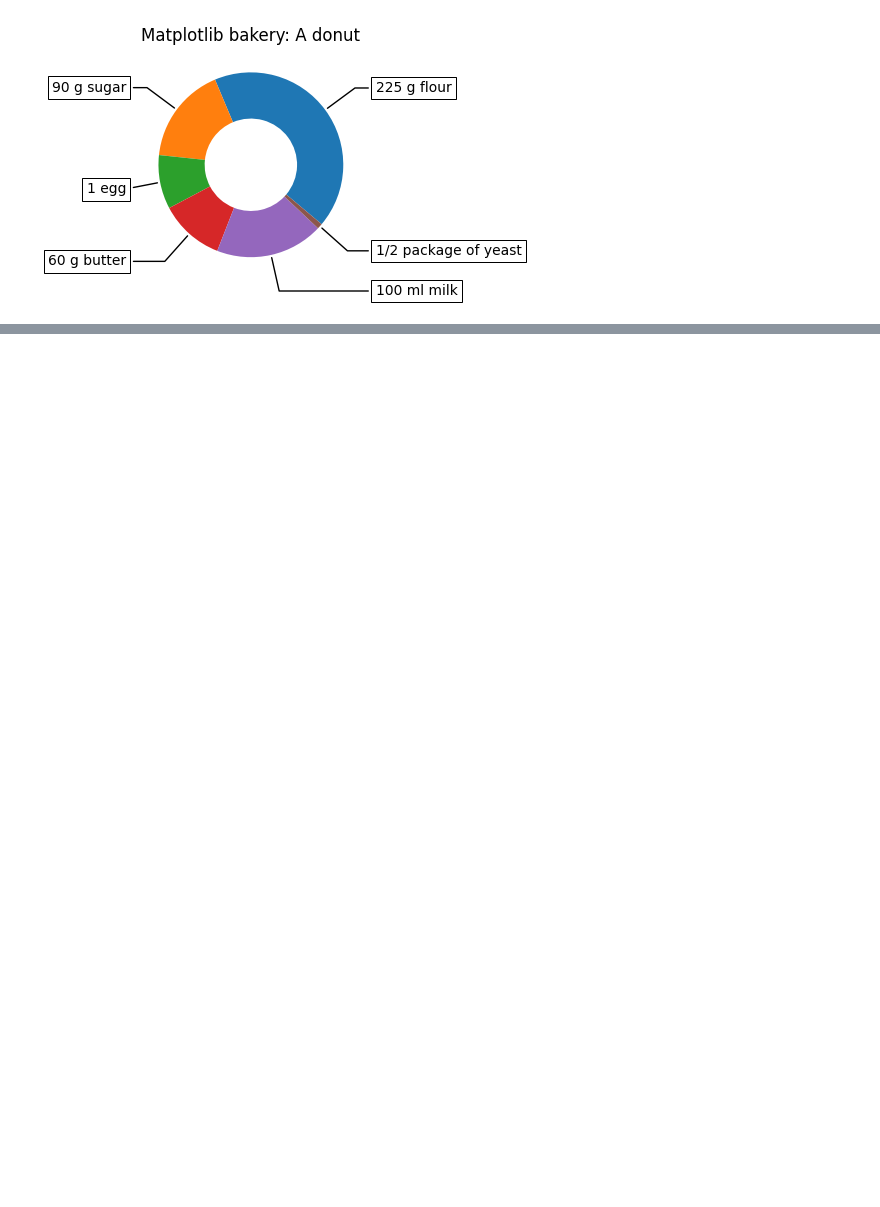
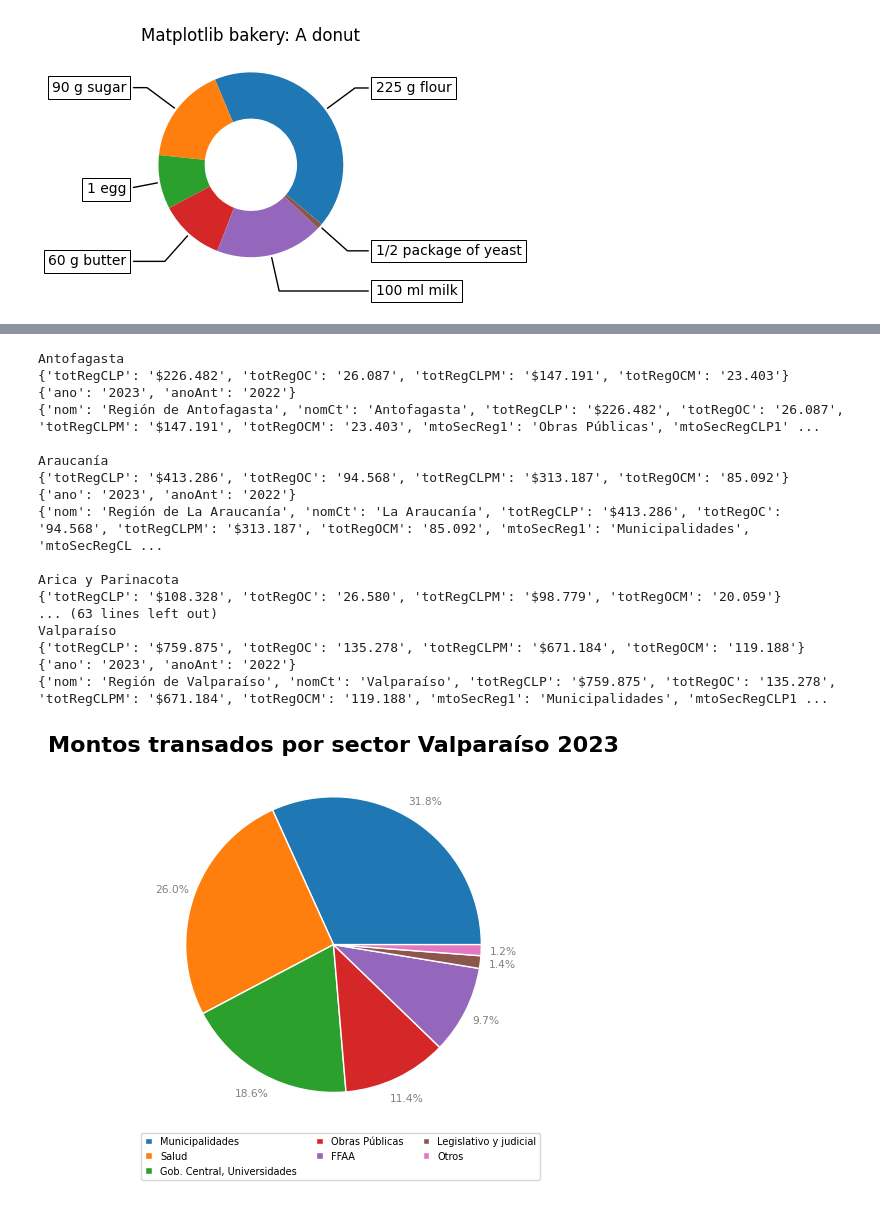
Before and after one commit to hecgarri/pyreportgen_dccp, a Jupyter notebook: Generador Reportes 3.ipynb, the cells around one changed output, grey strips where cells are left out. Drawn from its saved outputs; the diff is of its cells as text; code cells hidden in the pictures; blank space fills up the shorter version.

Commit message:
Add totReg. Traslado de 2 querys a querysGR.py

```diff
--- a/Generador Reportes 3.ipynb
+++ b/Generador Reportes 3.ipynb
@@ -1103,6 +1001,8 @@ plt.show()
 # =============================================================================
 # Metricas Nacionales
 # =============================================================================
+
+QueryReg = pd.read_sql(con = conn_DW,  sql = qg.QueryReg() )
 
 #Se utiliza la QueryTotal para las operaciones
 #Se debe filtrar por el ano actual
@@ -1112,7 +1012,7 @@ QueryTotalA = QueryTotal.loc[QueryTotal['Ano'] == AnoReg]
 #Total transado nacional en USD, CLP , CLF
 NacTotTransUSDA = QueryTotalA['MONTOUSD'].sum()
 NacTotTransCLPA = QueryTotalA['MONTOCLP'].sum()
-NacTotTransCLFA = QueryTotalA['MONTOCLF'].sum ()
+NacTotTransCLFA = QueryTotalA['MONTOCLF'].sum()
 print(NacTotTransUSDA)
 print(NacTotTransCLPA)
 print(NacTotTransCLFA)
@@ -1446,3 +1229,75 @@ Valparaíso
+# %%
+###########################################################
+###    Def parámetros indicadores y ejecuvión querys    ###
+###########################################################
+
+
+#Totales Regionales 2023 ¿y 2022?
+TotReg = pd.read_sql(con = conn_DW,  sql = qg.queryTotalRegional() )
+mndTotReg = 'CLP'
+
+#Montos Sectores Regionales requerimientos SecRec
+# llamar query para dfSecReg = QSecReg.loc[QSecReg['region'] == r]
+topMntSecReg = 4
+mndMntSecReg = 'CLP'
+# %%
+###################################################
+###   Llenado diccionario/contexto y template   ###
+###################################################
+
+
+#Importar template
+docu = DocxTemplate("docxtpl.docx")
+
+#Settear diccionario nacional
+contextoNac = {'ano' : str(AnoReg),
+               'anoAnt' : str(AnoRegM1)}
+
+#settear diccionario adicionales regionales
+adicionalesReg = impAdicionalesReg()
+
+for r in ListReg:
+    print('')
+    print(r)
+    contexto = setContextoReg(r)
+
+    rTotReg = TotReg.loc[TotReg['Region'] == r]
+    contexto.update(agregarTotalesRegion(rTotReg, mndTotReg))
+
+    SecReg = QSecReg.loc[QSecReg['region'] == r]
+    contexto.update(agregarMontoSectorRegion(SecReg, topMntSecReg, mndMntSecReg))
+    titGrafSecReg = contexto['nomCt'] + ' ' + str(AnoReg)
+    contexto.update(agregarGrafMontoSectorRegion(SecReg, mndMntSecReg, titGrafSecReg)) #remover grafico despues de renderizar
+
+    contexto.update(adicionalesReg[r])
+
+    contexto.update(contextoNac)
+
+    print(contextoNac)
+    print(contexto)
+    docu.render(contexto)
+    os.remove(titGrafSecReg +'.png')    #según cantidad de gráficos se podría iterar
+    nomDocu = 'ProtoReporte ' + contexto['nomCt'] + ' ' + str(AnoReg)
+    docu.save('reportes/'+nomDocu+'.docx')
+# %% [output]
+Antofagasta
+{'totRegCLP': '$226.482', 'totRegOC': '26.087', 'totRegCLPM': '$147.191', 'totRegOCM': '23.403'}
+{'ano': '2023', 'anoAnt': '2022'}
+{'nom': 'Región de Antofagasta', 'nomCt': 'Antofagasta', 'totRegCLP': '$226.482', 'totRegOC': '26.087', 'totRegCLPM': '$147.191', 'totRegOCM': '23.403', 'mtoSecReg1': 'Obras Públicas', 'mtoSecRegCLP1' ...
+
+Araucanía
+{'totRegCLP': '$413.286', 'totRegOC': '94.568', 'totRegCLPM': '$313.187', 'totRegOCM': '85.092'}
+{'ano': '2023', 'anoAnt': '2022'}
+{'nom': 'Región de La Araucanía', 'nomCt': 'La Araucanía', 'totRegCLP': '$413.286', 'totRegOC': '94.568', 'totRegCLPM': '$313.187', 'totRegOCM': '85.092', 'mtoSecReg1': 'Municipalidades', 'mtoSecRegCL ...
+
+Arica y Parinacota
+{'totRegCLP': '$108.328', 'totRegOC': '26.580', 'totRegCLPM': '$98.779', 'totRegOCM': '20.059'}
+... (63 lines left out)
+Valparaíso
+{'totRegCLP': '$759.875', 'totRegOC': '135.278', 'totRegCLPM': '$671.184', 'totRegOCM': '119.188'}
+{'ano': '2023', 'anoAnt': '2022'}
+{'nom': 'Región de Valparaíso', 'nomCt': 'Valparaíso', 'totRegCLP': '$759.875', 'totRegOC': '135.278', 'totRegCLPM': '$671.184', 'totRegOCM': '119.188', 'mtoSecReg1': 'Municipalidades', 'mtoSecRegCLP1 ...
+[figure, added]
 # %%
 # =============================================================================
 # Generar Iterador  con metricas Regionales
```
Also changed, not shown: parts of 19 cells of this notebook, 20 other files.
